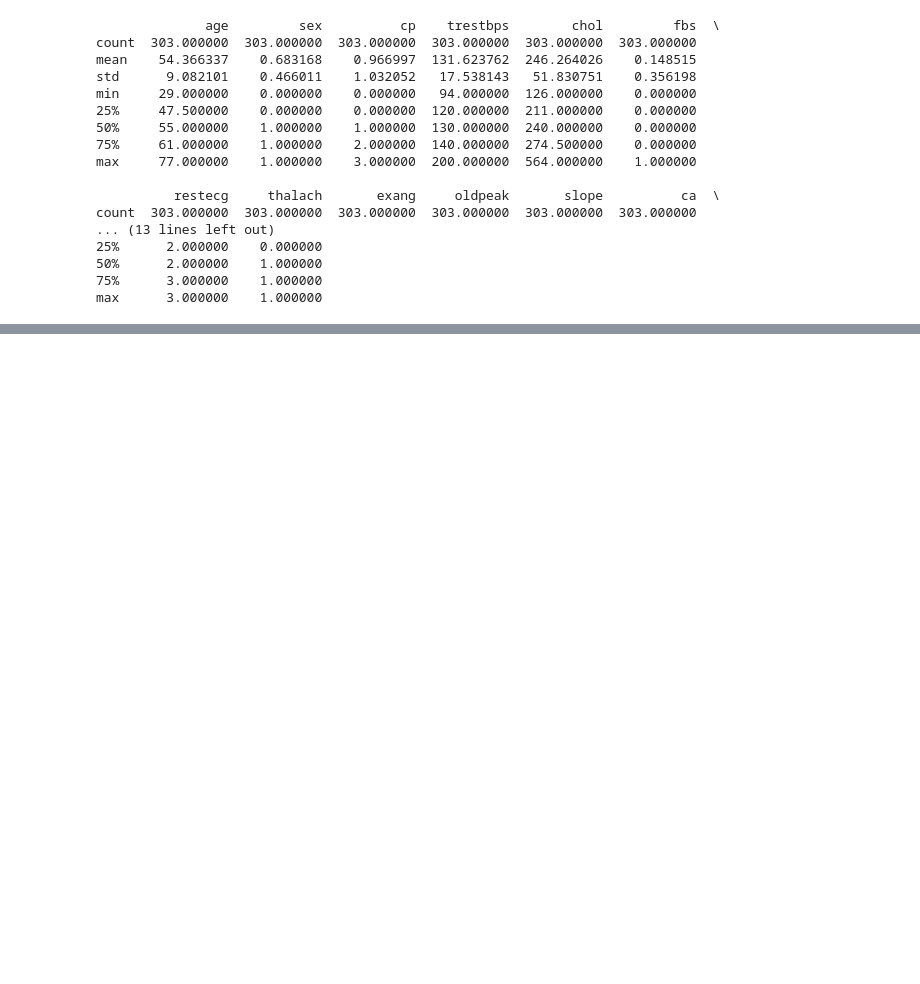
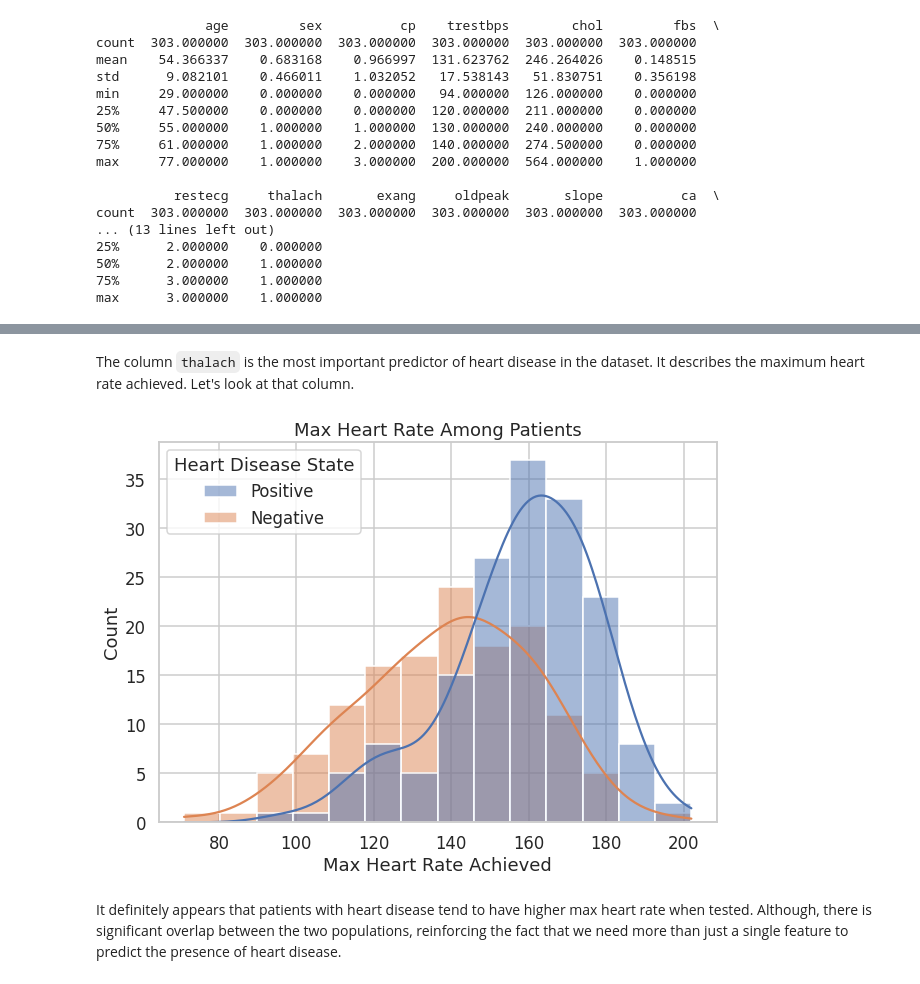
Before and after one commit to jgjarosz/Data-Scientist-Portfolio, a Jupyter notebook: heart-disease-uci.ipynb, the cells around one changed output, grey strips where cells are left out. Drawn from its saved outputs; the diff is of its cells as text; code cells hidden in the pictures; blank space fills up the shorter version.

```diff
--- a/heart-disease-uci.ipynb
+++ b/heart-disease-uci.ipynb
@@ -299,0 +287,13 @@ This model is decent but it might be possible to improve it. To tune it further
+# %% [markdown]
+The column `thalach` is the most important predictor of heart disease in the dataset. It describes the maximum heart rate achieved. Let's look at that column.
+# %%
+df['Heart Disease State'] = df['target'].apply(lambda x: 'Positive' if x == 1 else 'Negative')
+plt.figure(figsize=(10, 7))
+sns.histplot(data=df, x='thalach', hue='Heart Disease State', kde=True)
+plt.title('Max Heart Rate Among Patients')
+plt.xlabel('Max Heart Rate Achieved')
+plt.show()
+# %% [output]
+[figure, added]
+# %% [markdown]
+It definitely appears that patients with heart disease tend to have higher max heart rate when tested. Although, there is significant overlap between the two populations, reinforcing the fact that we need more than just a single feature to predict the presence of heart disease.
```
Also changed, not shown: parts of 23 cells of this notebook.
